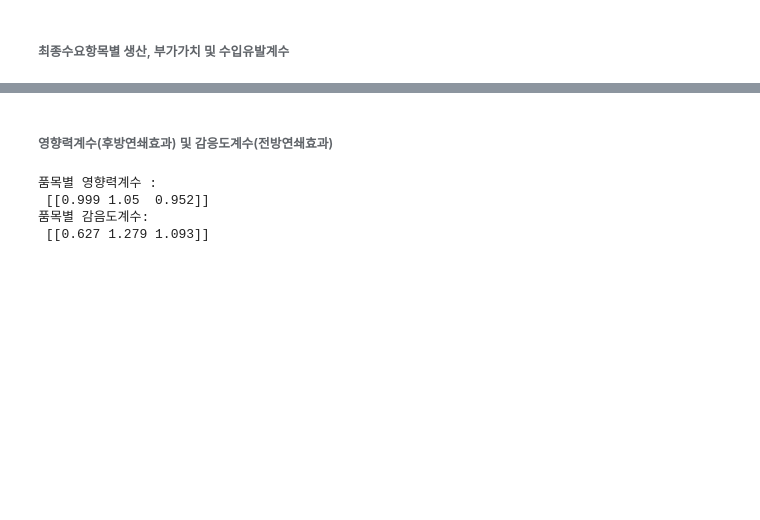
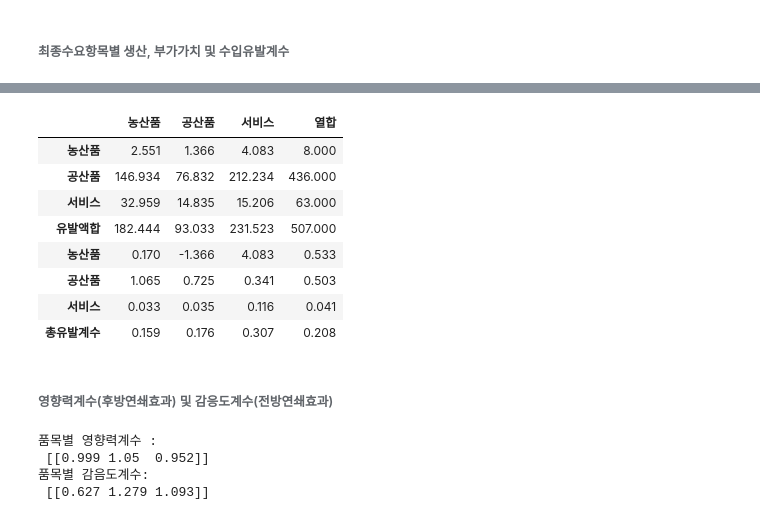
Before and after one commit to Tom-Jung/legendary-funicular, a Jupyter notebook: Ch5. 산업연관효과 분석.ipynb, the cells around one changed output, grey strips where cells are left out. Saved outputs shown, nothing was run; the diff lists cells and outputs as text; code cells hidden in the pictures; blank space fills up the shorter version.

```diff
--- a/Ch5. 산업연관효과 분석.ipynb
+++ b/Ch5. 산업연관효과 분석.ipynb
@@ -259,3 +311,18 @@ print('최종수요항목별(소비, 투자, 수출) 수입유발계수 행합:
+# %%
+df_Liyd_ff = pd.DataFrame(Liyd_ff.round(3),
+                          columns = ['농산품', '공산품', '서비스', '열합'],
+                          index=['농산품', '공산품', '서비스','유발액합','농산품', '공산품', '서비스','총유발계수',])
+df_Liyd_ff
+# %% [output]
+|  | 농산품 | 공산품 | 서비스 | 열합 |
+| 농산품 | 2.551 | 1.366 | 4.083 | 8.000 |
+| 공산품 | 146.934 | 76.832 | 212.234 | 436.000 |
+| 서비스 | 32.959 | 14.835 | 15.206 | 63.000 |
+| 유발액합 | 182.444 | 93.033 | 231.523 | 507.000 |
+| 농산품 | 0.170 | -1.366 | 4.083 | 0.533 |
+| 공산품 | 1.065 | 0.725 | 0.341 | 0.503 |
+| 서비스 | 0.033 | 0.035 | 0.116 | 0.041 |
+| 총유발계수 | 0.159 | 0.176 | 0.307 | 0.208 |
 # %% [markdown]
 ###### 영향력계수(후방연쇄효과) 및 감응도계수(전방연쇄효과)
 # %%
```
Also changed, not shown: parts of 19 cells of this notebook.
